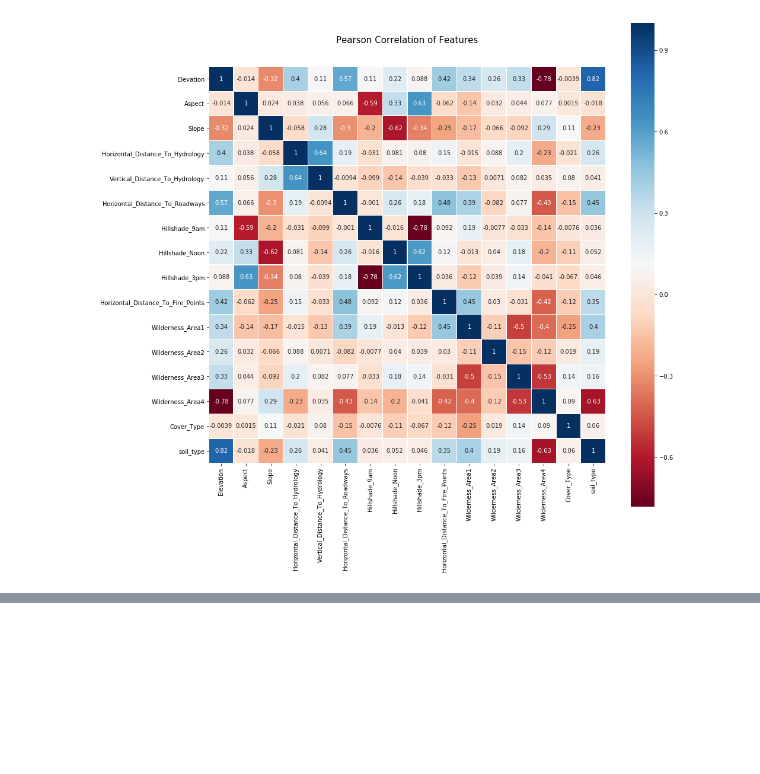
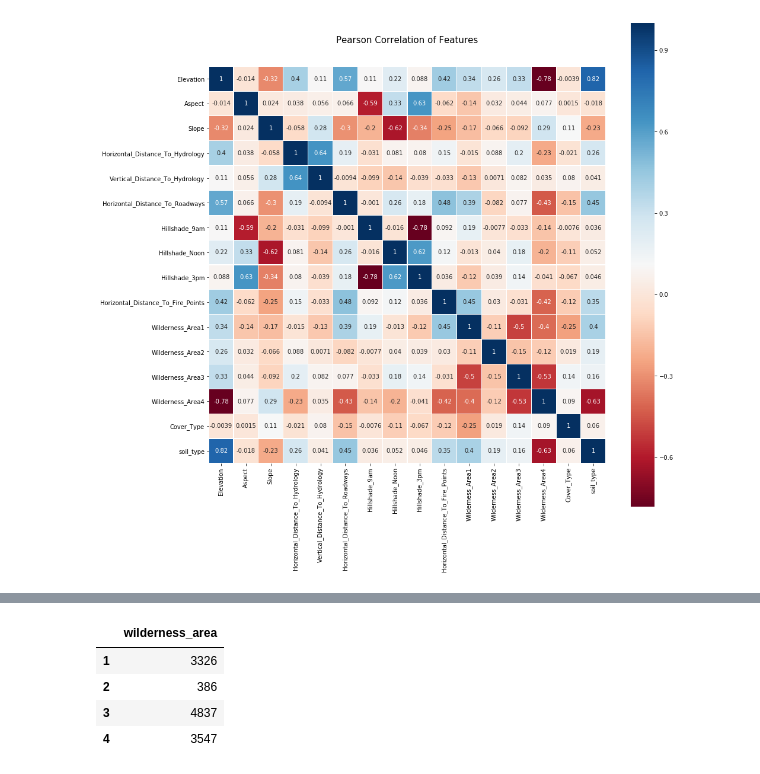
Before and after one commit to k8tems/forest-cover-type-prediction, a Jupyter notebook: 2018-05-14-21-43.ipynb, the cells around one changed output, grey strips where cells are left out. Drawn from its saved outputs; the diff is of its cells as text; code cells hidden in the pictures; blank space fills up the shorter version.

```diff
--- a/2018-05-14-21-43.ipynb
+++ b/2018-05-14-21-43.ipynb
@@ -220,0 +258,8 @@ sns.heatmap(train_df_copy.astype(float).corr(), linewidths=0.1, vmax=1.0, square
+# %%
+wilderness_area_df.apply(pd.value_counts).sort_index()
+# %% [output]
+|  | wilderness_area |
+| 1 | 3326 |
+| 2 | 386 |
+| 3 | 4837 |
+| 4 | 3547 |
```
Also changed, not shown: parts of 15 cells of this notebook.
